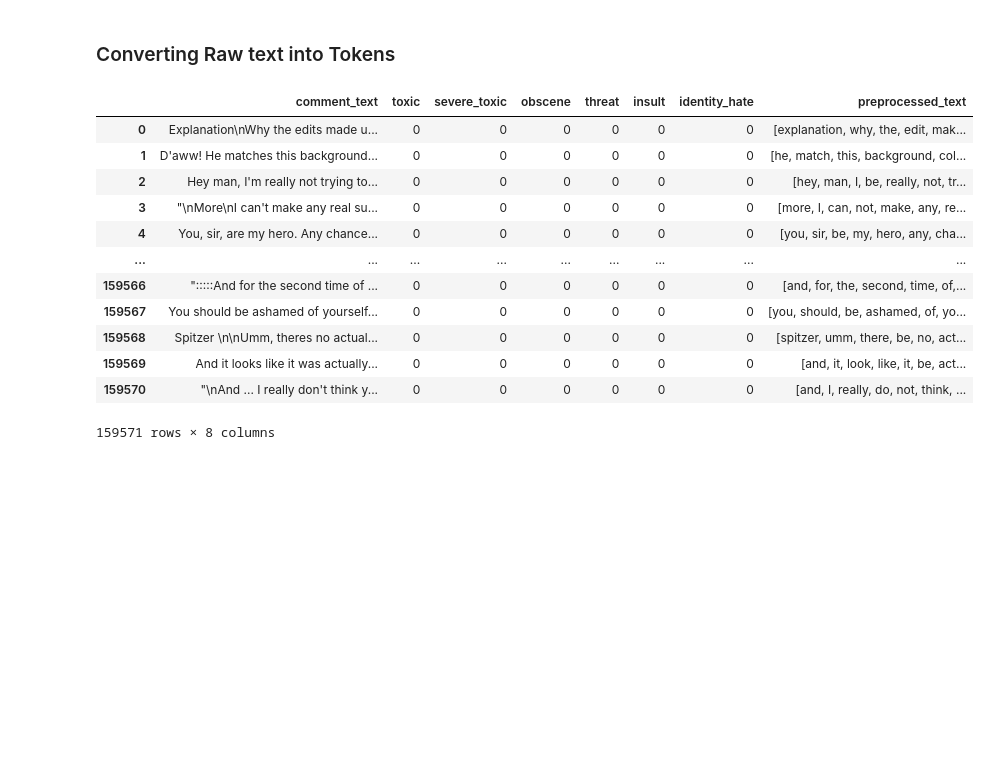
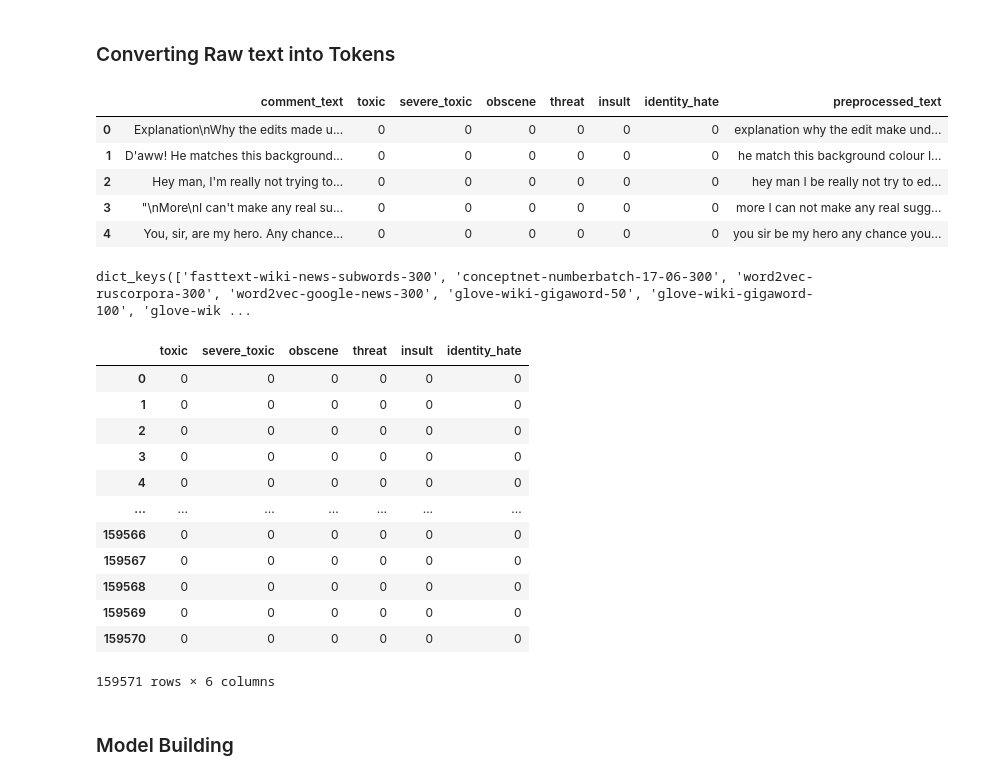
Before and after one commit to Aryan-Kaisth/Multi_Label_Toxicity_Classification, a Jupyter notebook: notebooks/toxicity.ipynb, the cells around one changed output. Saved outputs shown, nothing was run; the diff lists cells and outputs as text; code cells hidden in the pictures; blank space fills up the shorter version.

Commit message:
add style.css, index.html, pydantic model, text vectorization

```diff
--- a/notebooks/toxicity.ipynb
+++ b/notebooks/toxicity.ipynb
@@ -162,6 +163,8 @@ def remove_mentions(text: str) -> str:
     """
     text = re.sub(r'@[A-Za-z0-9_.-]+', '', text)
     return " ".join(text.split())
+
+df_copy['preprocessed_text'] = df_copy['preprocessed_text'].apply(remove_mentions)
 # %% [markdown]
 ### Removing numbers and punctuation
 # %%
@@ -299,19 +302,19 @@ def spacy_tokenize_pipe(text_list):
 
 # apply on the whole column
 df_copy["preprocessed_text"] = spacy_tokenize_pipe(df_copy["preprocessed_text"].tolist())
+# %%
+df_copy['preprocessed_text'] = df_copy['preprocessed_text'].apply(lambda tokens: " ".join(tokens))
 # %%
-df_copy
+df_copy.head(5)
 # %% [output]
 |  | comment_text | toxic | severe_toxic | obscene | threat | insult | identity_hate | preprocessed_text |
-| 0 | Explanation\nWhy the edits made u... | 0 | 0 | 0 | 0 | 0 | 0 | [explanation, why, the, edit, mak... |
-| 1 | D'aww! He matches this background... | 0 | 0 | 0 | 0 | 0 | 0 | [he, match, this, background, col... |
-| 2 | Hey man, I'm really not trying to... | 0 | 0 | 0 | 0 | 0 | 0 | [hey, man, I, be, really, not, tr... |
-| 3 | "\nMore\nI can't make any real su... | 0 | 0 | 0 | 0 | 0 | 0 | [more, I, can, not, make, any, re... |
-| 4 | You, sir, are my hero. Any chance... | 0 | 0 | 0 | 0 | 0 | 0 | [you, sir, be, my, hero, any, cha... |
-| ... | ... | ... | ... | ... | ... | ... | ... | ... |
-| 159566 | ":::::And for the second time of ... | 0 | 0 | 0 | 0 | 0 | 0 | [and, for, the, second, time, of,... |
-| 159567 | You should be ashamed of yourself... | 0 | 0 | 0 | 0 | 0 | 0 | [you, should, be, ashamed, of, yo... |
-| 159568 | Spitzer \n\nUmm, theres no actual... | 0 | 0 | 0 | 0 | 0 | 0 | [spitzer, umm, there, be, no, act... |
-| 159569 | And it looks like it was actually... | 0 | 0 | 0 | 0 | 0 | 0 | [and, it, look, like, it, be, act... |
-| 159570 | "\nAnd ... I really don't think y... | 0 | 0 | 0 | 0 | 0 | 0 | [and, I, really, do, not, think, ... |
+| 0 | Explanation\nWhy the edits made u... | 0 | 0 | 0 | 0 | 0 | 0 | explanation why the edit make und... |
+| 1 | D'aww! He matches this background... | 0 | 0 | 0 | 0 | 0 | 0 | he match this background colour I... |
+| 2 | Hey man, I'm really not trying to... | 0 | 0 | 0 | 0 | 0 | 0 | hey man I be really not try to ed... |
+| 3 | "\nMore\nI can't make any real su... | 0 | 0 | 0 | 0 | 0 | 0 | more I can not make any real sugg... |
+| 4 | You, sir, are my hero. Any chance... | 0 | 0 | 0 | 0 | 0 | 0 | you sir be my hero any chance you... |
-159571 rows × 8 columns
+# %%
+import gensim.downloader as api
+print(api.info()['models'].keys())
+# %% [output]
+dict_keys(['fasttext-wiki-news-subwords-300', 'conceptnet-numberbatch-17-06-300', 'word2vec-ruscorpora-300', 'word2vec-google-news-300', 'glove-wiki-gigaword-50', 'glove-wiki-gigaword-100', 'glove-wik ...
@@ -317,0 +359,18 @@ df_copy
+# %%
+df_copy[target_cols]
+# %% [output]
+|  | toxic | severe_toxic | obscene | threat | insult | identity_hate |
+| 0 | 0 | 0 | 0 | 0 | 0 | 0 |
+| 1 | 0 | 0 | 0 | 0 | 0 | 0 |
+| 2 | 0 | 0 | 0 | 0 | 0 | 0 |
+| 3 | 0 | 0 | 0 | 0 | 0 | 0 |
+| 4 | 0 | 0 | 0 | 0 | 0 | 0 |
+| ... | ... | ... | ... | ... | ... | ... |
+| 159566 | 0 | 0 | 0 | 0 | 0 | 0 |
+| 159567 | 0 | 0 | 0 | 0 | 0 | 0 |
+| 159568 | 0 | 0 | 0 | 0 | 0 | 0 |
+| 159569 | 0 | 0 | 0 | 0 | 0 | 0 |
+| 159570 | 0 | 0 | 0 | 0 | 0 | 0 |
+159571 rows × 6 columns
+# %% [markdown]
+### Model Building
```
Also changed, not shown: parts of 10 cells of this notebook, 7 other files.
